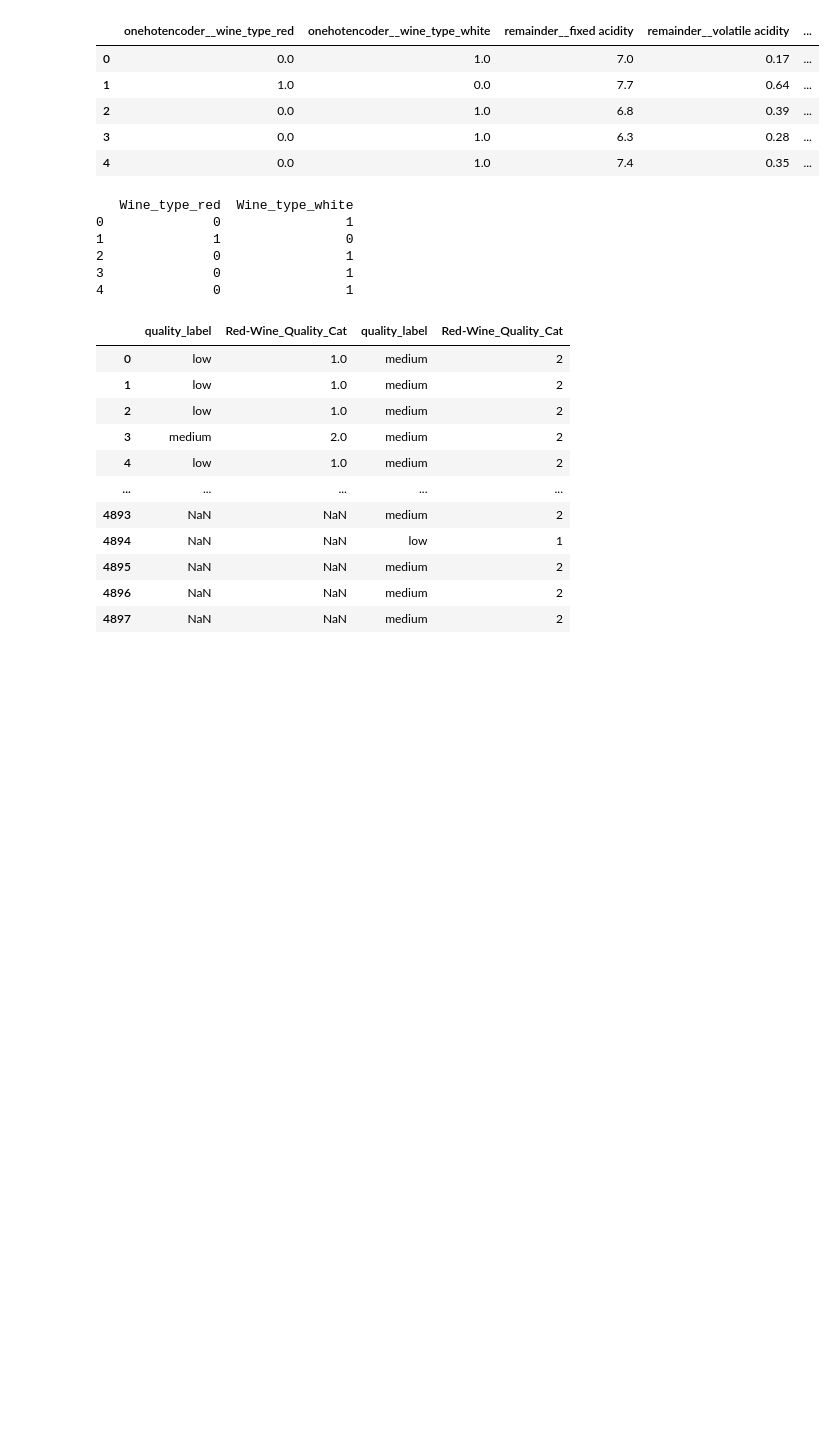
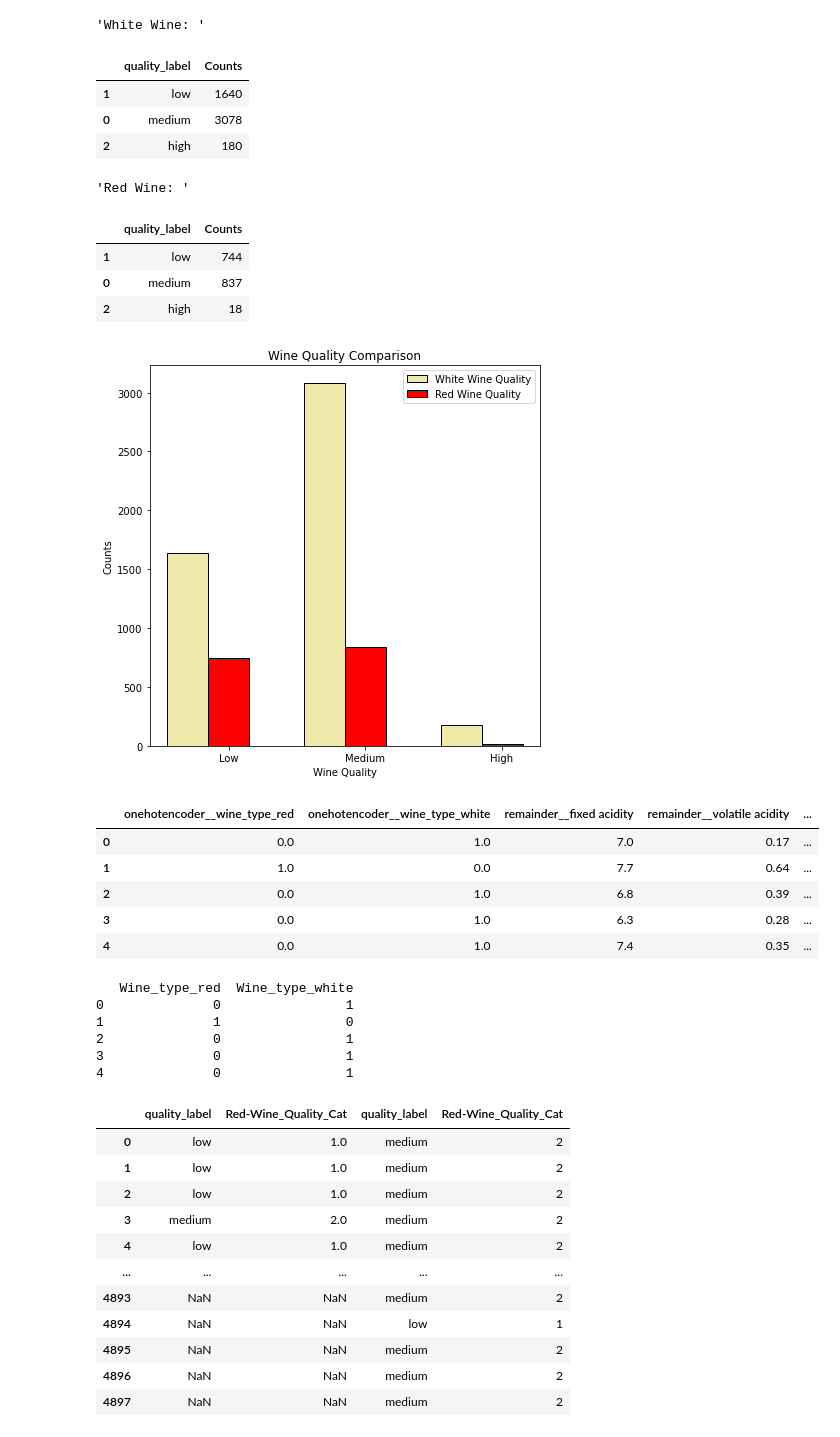
Before and after one commit to lvuduy/BlueBerry-Winery, a Jupyter notebook: PJ2_ML Models.ipynb, the cells around one changed output. Cells and saved outputs as stored; diff of their text form; code cells hidden in the pictures; blank space fills up the shorter version.

```diff
--- a/PJ2_ML Models.ipynb
+++ b/PJ2_ML Models.ipynb
@@ -27,33 +28,86 @@ from sklearn.metrics import classification_report, cohen_kappa_score, accuracy_s
 # %%
 red_wine = pd.read_csv('https://archive.ics.uci.edu/ml/machine-learning-databases/wine-quality/winequality-red.csv', sep=";")
 
 # we are creating a new column called "quality_label", we define a range and associate that range with a label
 red_wine['quality_label'] = red_wine['quality'].apply(lambda value: 'low'
 if value <= 5 else 'medium'
 if value <= 7 else 'high')
 
 # here we are transforming these labels into categrical data type (specific to pandas) instead of simple string
 red_wine['quality_label'] = pd.Categorical(red_wine['quality_label'],
 categories=['low', 'medium', 'high'])
 
 white_wine = pd.read_csv('https://archive.ics.uci.edu/ml/machine-learning-databases/wine-quality/winequality-white.csv', sep=";")
 
 # we are creating a new column called "quality_label", we define a range and associate that range with a label
 white_wine['quality_label'] = white_wine['quality'].apply(lambda value: 'low'
 if value <= 5 else 'medium'
 if value <= 7 else 'high')
 
 # here we are transforming these labels into categrical data type (specific to pandas) instead of simple string
 white_wine['quality_label'] = pd.Categorical(white_wine['quality_label'],
 categories=['low', 'medium', 'high'])
 
 red_wine["wine_type"] = "red"
 white_wine["wine_type"] = "white"
 
 wines = pd.concat([red_wine, white_wine])
 
 # re-shuffle records just to randomize data points
 wines = wines.sample(frac=1, random_state=42).reset_index(drop=True)
+
+# plot Wine Quality
+White_Quality = white_wine[["quality_label"]].value_counts().reset_index(name="Counts").sort_values(by=["quality_label"])
+Red_Quality = red_wine[["quality_label"]].value_counts().reset_index(name="Counts").sort_values(by=["quality_label"])
+
+#Red_Quality = pd.DataFrame(red_wine['quality_label'].value_counts().sort_index())
+#White_Quality = pd.DataFrame(white_wine['quality_label'].value_counts().sort_index())
+
+display("White Wine: ", White_Quality, "Red Wine: ", Red_Quality)
+
+# width of the bars
+barWidth = 0.3
+
+# Choose the height of the blue bars
+bars1 = White_Quality["Counts"]
+
+# Choose the height of the cyan bars
+bars2 = Red_Quality["Counts"]
+
+# The x position of bars
+r1 = np.arange(len(bars1))
+r2 = [x + barWidth for x in r1]
+
+# Plot size and Title
+plt.figure(figsize=(7,7))
+plt.title("Wine Quality Comparison")
+
+# Create white bars
+plt.bar(r1, bars1, width = barWidth, color = 'PaleGoldenROd', edgecolor = 'black', capsize=7, label='White Wine Quality')
+
+# Create red bars
+plt.bar(r2, bars2, width = barWidth, color = 'Red', edgecolor = 'black', capsize=7, label='Red Wine Quality')
+
+# general layout
+plt.xticks([r + barWidth for r in range(len(bars1))], ['Low', 'Medium', 'High'])
+plt.ylabel('Counts')
+plt.xlabel('Wine Quality')
+plt.legend()
+
+# Show graphic
+plt.show()
+# %% [output]
+'White Wine: '
+|  | quality_label | Counts |
+| 1 | low | 1640 |
+| 0 | medium | 3078 |
+| 2 | high | 180 |
+'Red Wine: '
+|  | quality_label | Counts |
+| 1 | low | 744 |
+| 0 | medium | 837 |
+| 2 | high | 18 |
+[figure, added]
 # %%
 #use the ScikitLearn library, especially the sklearn.preprocessing package,
 #to transform raw features into a representation that is more suitable for ML models
```
Also changed, not shown: parts of 11 cells of this notebook.
